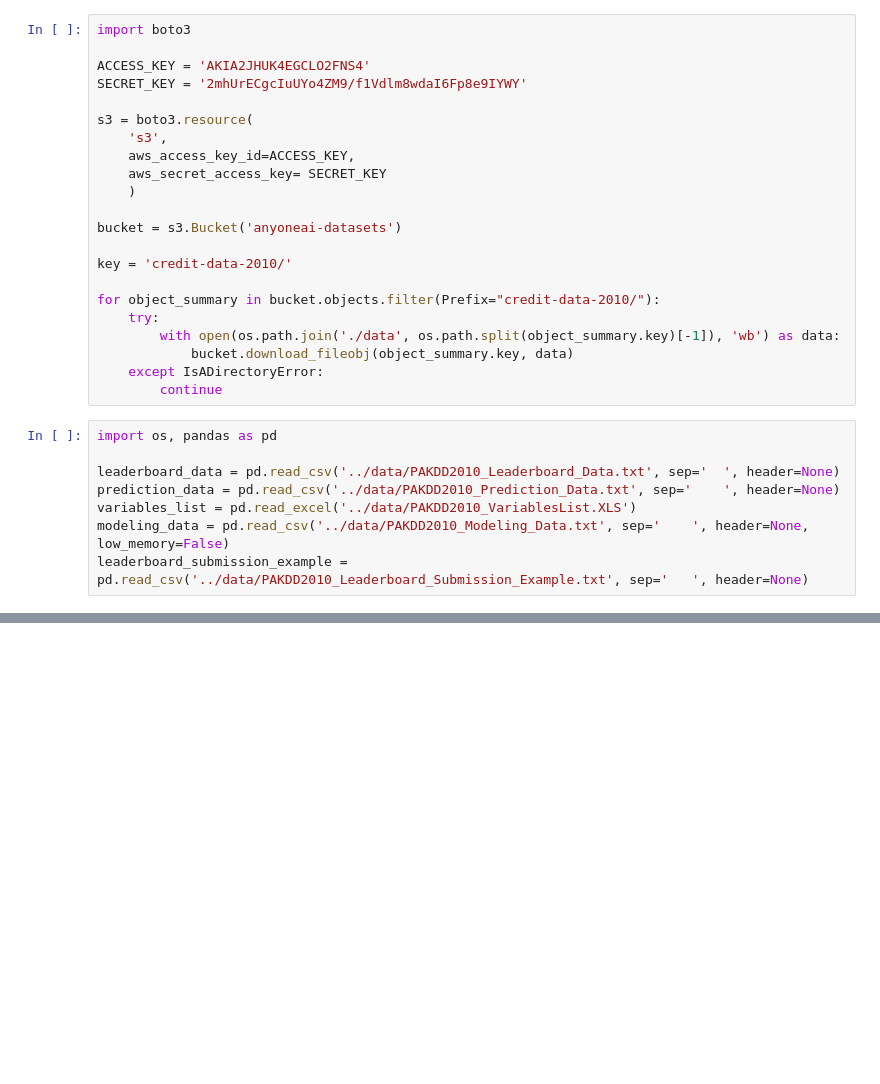
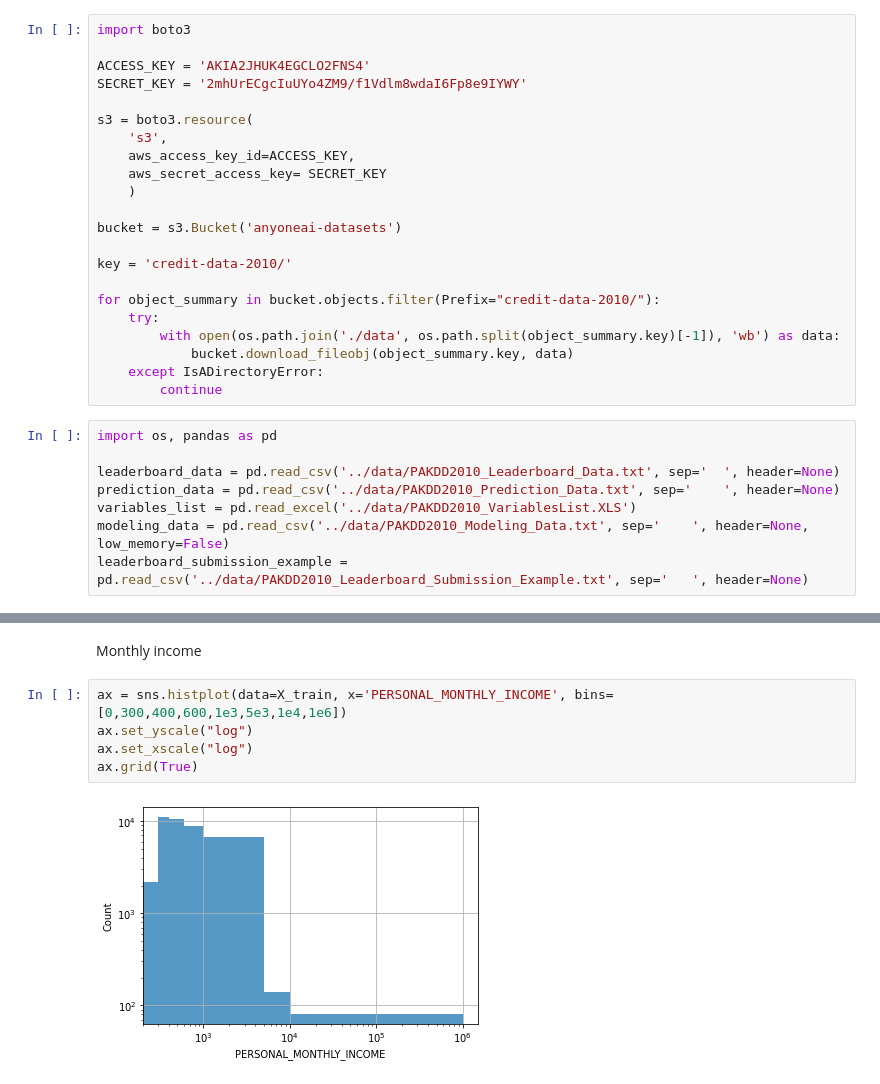
Before and after one commit to fidoarg/proyecto-final-anyoneai, a Jupyter notebook: base.ipynb, the cells around one changed output, grey strips where cells are left out. Drawn from its saved outputs; the diff is of its cells as text; blank space fills up the shorter version.

```diff
--- a/base.ipynb
+++ b/base.ipynb
@@ -35,0 +180,9 @@ leaderboard_submission_example.columns = [variables_list['Var_Title'][0], variab
+# %% [markdown]
+Monthly income
+# %%
+ax = sns.histplot(data=X_train, x='PERSONAL_MONTHLY_INCOME', bins=[0,300,400,600,1e3,5e3,1e4,1e6])
+ax.set_yscale("log")
+ax.set_xscale("log")
+ax.grid(True)
+# %% [output]
+[figure, added]
```
Also changed, not shown: parts of 21 cells of this notebook, 2 other files.
